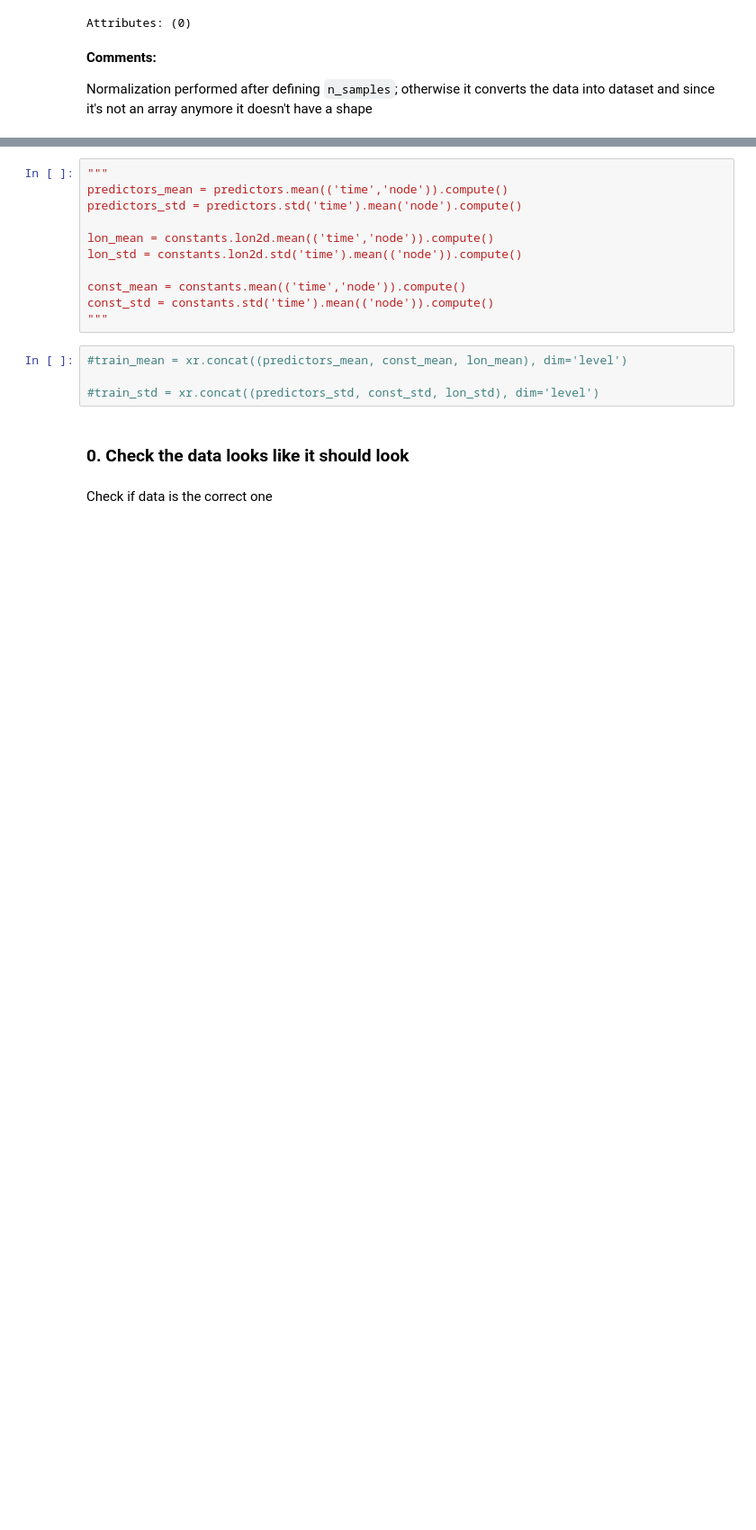
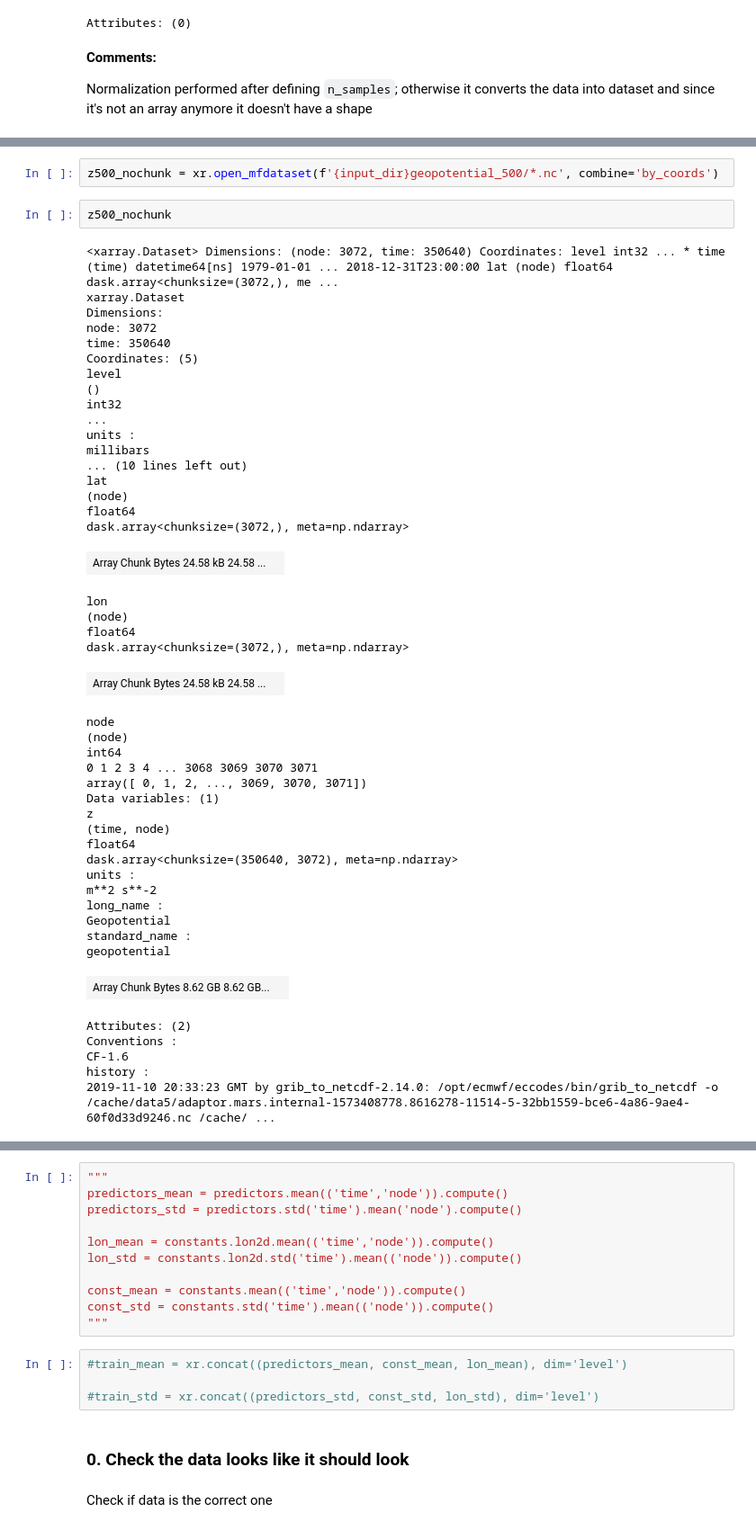
Before and after one commit to deepsphere/deepsphere-weather, a Jupyter notebook: notebooks/test_static_features-nearest.ipynb, the cells around one changed output, grey strips where cells are left out. Shown: that part at 90% size. Saved outputs shown, nothing was run; the diff lists cells and outputs as text; blank space fills up the shorter version.

```diff
--- a/notebooks/test_static_features-nearest.ipynb
+++ b/notebooks/test_static_features-nearest.ipynb
@@ -243 +180,51 @@ def create_iterative_predictions_healpix(model, device, dg):
+# %%
+z500_nochunk = xr.open_mfdataset(f'{input_dir}geopotential_500/*.nc', combine='by_coords')
+# %%
+z500_nochunk
+# %% [output]
+<xarray.Dataset> Dimensions: (node: 3072, time: 350640) Coordinates: level int32 ... * time (time) datetime64[ns] 1979-01-01 ... 2018-12-31T23:00:00 lat (node) float64 dask.array<chunksize=(3072,), me ...
+xarray.Dataset
+Dimensions:
+node: 3072
+time: 350640
+Coordinates: (5)
+level
+()
+int32
+...
+units :
+millibars
+... (10 lines left out)
+lat
+(node)
+float64
+dask.array<chunksize=(3072,), meta=np.ndarray>
+| Array Chunk Bytes 24.58 kB 24.58 ... |  |
+lon
+(node)
+float64
+dask.array<chunksize=(3072,), meta=np.ndarray>
+| Array Chunk Bytes 24.58 kB 24.58 ... |  |
+node
+(node)
+int64
+0 1 2 3 4 ... 3068 3069 3070 3071
+array([ 0, 1, 2, ..., 3069, 3070, 3071])
+Data variables: (1)
+z
+(time, node)
+float64
+dask.array<chunksize=(350640, 3072), meta=np.ndarray>
+units :
+m**2 s**-2
+long_name :
+Geopotential
+standard_name :
+geopotential
+| Array Chunk Bytes 8.62 GB 8.62 GB... |  |
+Attributes: (2)
+Conventions :
+CF-1.6
+history :
+2019-11-10 20:33:23 GMT by grib_to_netcdf-2.14.0: /opt/ecmwf/eccodes/bin/grib_to_netcdf -o /cache/data5/adaptor.mars.internal-1573408778.8616278-11514-5-32bb1559-bce6-4a86-9ae4-60f0d33d9246.nc /cache/ ...
 # %%
```
Also changed, not shown: parts of 27 cells of this notebook, 2 other files.
